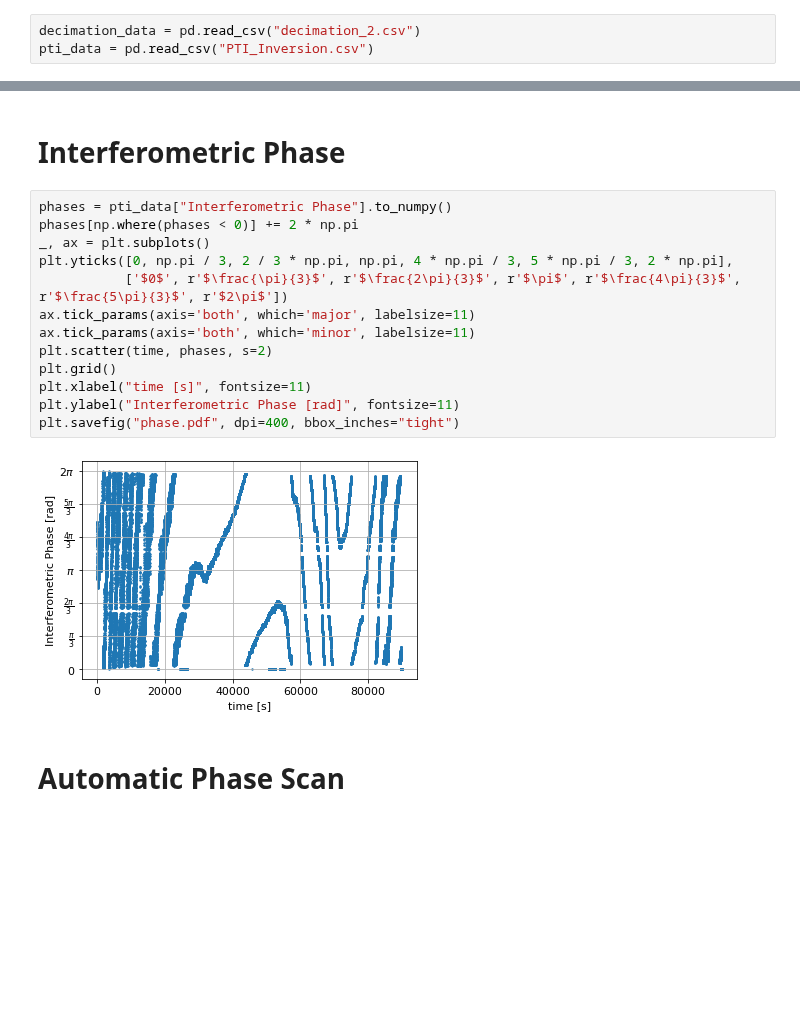
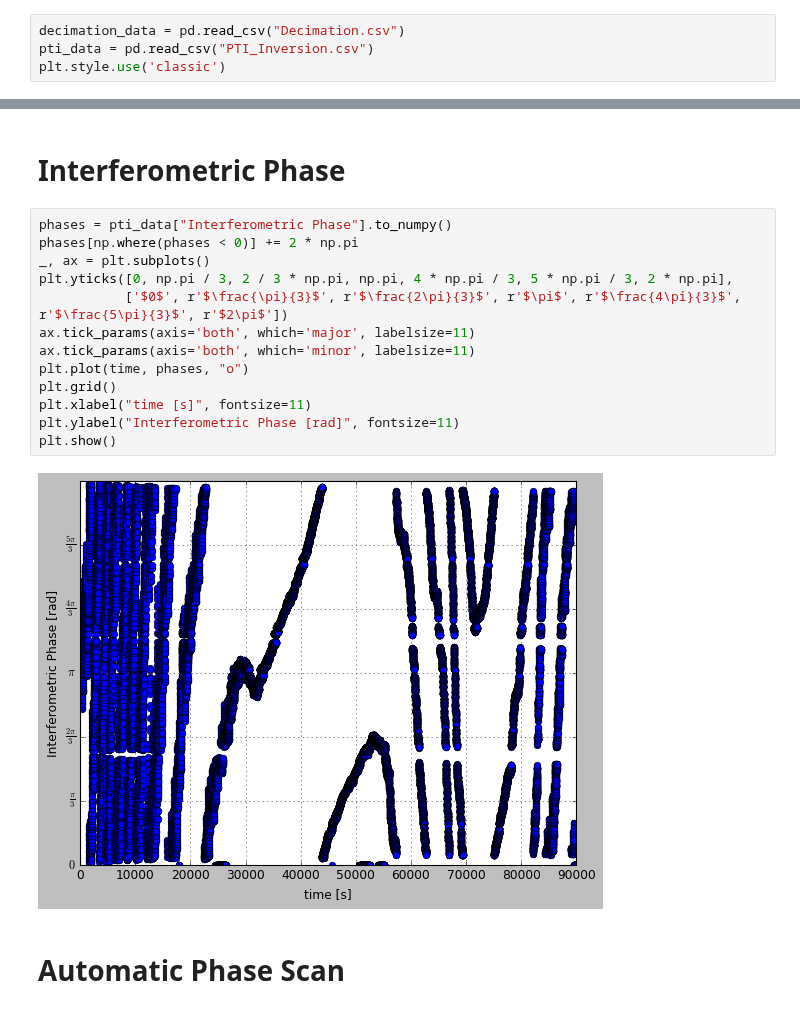
Before and after one commit to bilaljo/MiniPTI, a Jupyter notebook: notebooks/pti.ipynb, the cells around one changed output, grey strips where cells are left out. Saved outputs shown, nothing was run; the diff lists cells and outputs as text; blank space fills up the shorter version.

```diff
--- a/notebooks/pti.ipynb
+++ b/notebooks/pti.ipynb
@@ -8,6 +8,7 @@ from inversion import Inversion
 # %%
-decimation_data = pd.read_csv("decimation_2.csv")
+decimation_data = pd.read_csv("Decimation.csv")
 pti_data = pd.read_csv("PTI_Inversion.csv")
+plt.style.use('classic')
 # %% [markdown]
 # DC Values
 # %%
@@ -73,18 +72,18 @@ plt.savefig("pti.pdf", dpi=400, bbox_inches="tight")
 # %%
 phases = pti_data["Interferometric Phase"].to_numpy()
 phases[np.where(phases < 0)] += 2 * np.pi
 _, ax = plt.subplots()
 plt.yticks([0, np.pi / 3, 2 / 3 * np.pi, np.pi, 4 * np.pi / 3, 5 * np.pi / 3, 2 * np.pi],
            ['$0$', r'$\frac{\pi}{3}$', r'$\frac{2\pi}{3}$', r'$\pi$', r'$\frac{4\pi}{3}$', r'$\frac{5\pi}{3}$', r'$2\pi$'])
 ax.tick_params(axis='both', which='major', labelsize=11)
 ax.tick_params(axis='both', which='minor', labelsize=11)
-plt.scatter(time, phases, s=2)
+plt.plot(time, phases, "o")
 plt.grid()
 plt.xlabel("time [s]", fontsize=11)
 plt.ylabel("Interferometric Phase [rad]", fontsize=11)
-plt.savefig("phase.pdf", dpi=400, bbox_inches="tight")
+plt.show()
 # %% [output]
-[figure, old version]
+[figure, new version]
 # %% [markdown]
 # Automatic Phase Scan
 # %% [markdown]
```
Also changed, not shown: parts of 34 cells of this notebook.
